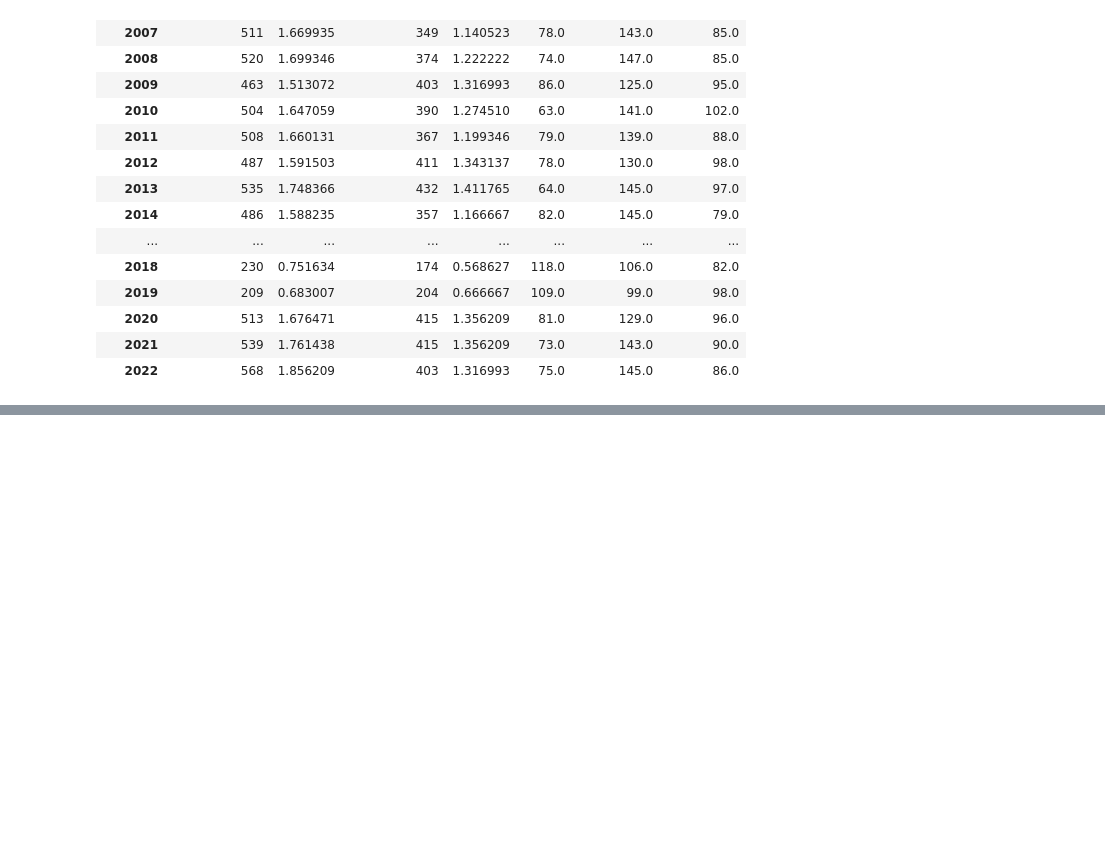
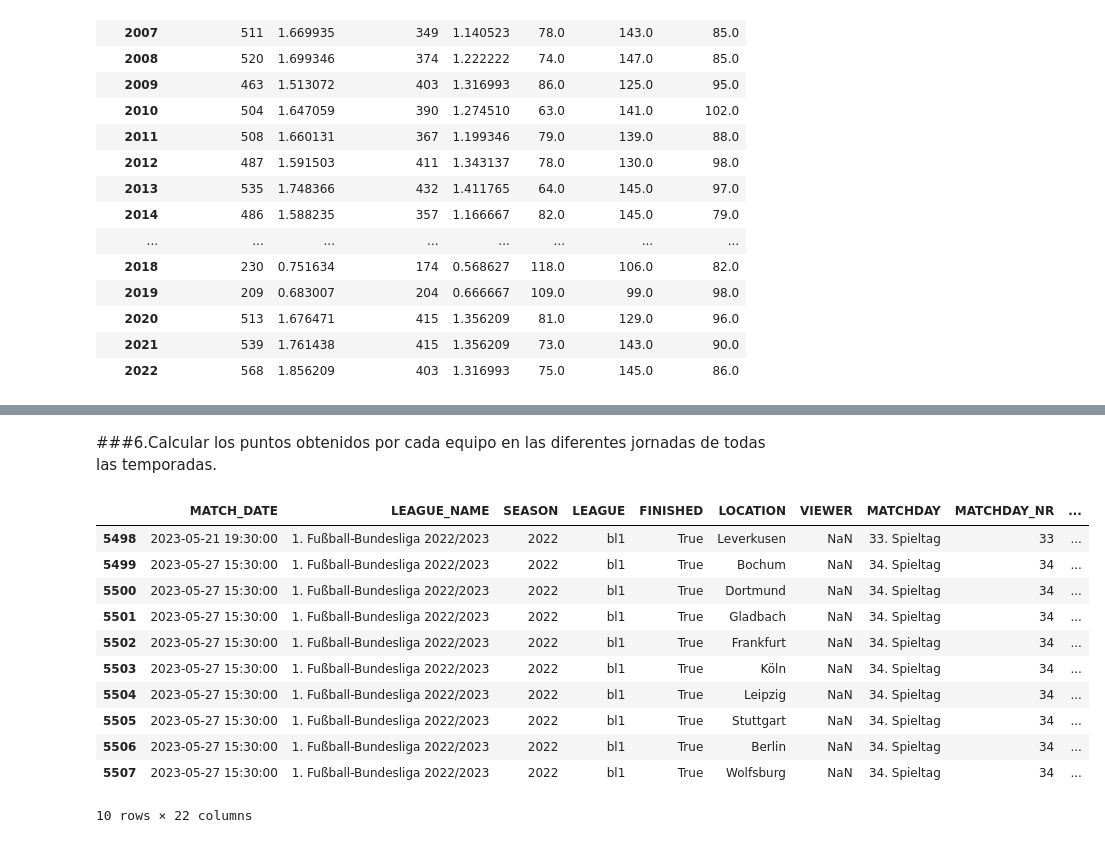
Before and after one commit to OmarFloresPTY/Pandas_Bundesliga_Analisis, a Jupyter notebook: bundesliga_2005_to_2023_season.ipynb, the cells around one changed output, grey strips where cells are left out. Saved outputs shown, nothing was run; the diff lists cells and outputs as text; code cells hidden in the pictures; blank space fills up the shorter version.

Commit message:
creando operaciones matemáticas para sacar los puntos obtenidos por cada partido

```diff
--- a/bundesliga_2005_to_2023_season.ipynb
+++ b/bundesliga_2005_to_2023_season.ipynb
@@ -218,0 +283,28 @@ df_bundesliga.groupby('SEASON').agg({'GOALS_HOME':['sum','mean'],
+# %% [markdown]
+###6.Calcular los puntos obtenidos por cada equipo en las diferentes jornadas de todas las temporadas.
+# %%
+def point_team(win,draw):
+  if win == 1:
+    return win * 3
+  elif draw == 1:
+    return draw
+  else:
+    return 0
+# %%
+df_bundesliga['HOME_POINTS'] = df_bundesliga[['WIN_HOME','DRAW']].apply(lambda row: point_team(row['WIN_HOME'],row['DRAW']),axis=1)
+df_bundesliga['AWAY_POINTS'] = df_bundesliga[['WIN_AWAY','DRAW']].apply(lambda row: point_team(row['WIN_AWAY'],row['DRAW']),axis=1)
+# %%
+df_bundesliga.tail(10)
+# %% [output]
+|  | MATCH_DATE | LEAGUE_NAME | SEASON | LEAGUE | FINISHED | LOCATION | VIEWER | MATCHDAY | MATCHDAY_NR | ... |
+| 5498 | 2023-05-21 19:30:00 | 1. Fußball-Bundesliga 2022/2023 | 2022 | bl1 | True | Leverkusen | NaN | 33. Spieltag | 33 | ... |
+| 5499 | 2023-05-27 15:30:00 | 1. Fußball-Bundesliga 2022/2023 | 2022 | bl1 | True | Bochum | NaN | 34. Spieltag | 34 | ... |
+| 5500 | 2023-05-27 15:30:00 | 1. Fußball-Bundesliga 2022/2023 | 2022 | bl1 | True | Dortmund | NaN | 34. Spieltag | 34 | ... |
+| 5501 | 2023-05-27 15:30:00 | 1. Fußball-Bundesliga 2022/2023 | 2022 | bl1 | True | Gladbach | NaN | 34. Spieltag | 34 | ... |
+| 5502 | 2023-05-27 15:30:00 | 1. Fußball-Bundesliga 2022/2023 | 2022 | bl1 | True | Frankfurt | NaN | 34. Spieltag | 34 | ... |
+| 5503 | 2023-05-27 15:30:00 | 1. Fußball-Bundesliga 2022/2023 | 2022 | bl1 | True | Köln | NaN | 34. Spieltag | 34 | ... |
+| 5504 | 2023-05-27 15:30:00 | 1. Fußball-Bundesliga 2022/2023 | 2022 | bl1 | True | Leipzig | NaN | 34. Spieltag | 34 | ... |
+| 5505 | 2023-05-27 15:30:00 | 1. Fußball-Bundesliga 2022/2023 | 2022 | bl1 | True | Stuttgart | NaN | 34. Spieltag | 34 | ... |
+| 5506 | 2023-05-27 15:30:00 | 1. Fußball-Bundesliga 2022/2023 | 2022 | bl1 | True | Berlin | NaN | 34. Spieltag | 34 | ... |
+| 5507 | 2023-05-27 15:30:00 | 1. Fußball-Bundesliga 2022/2023 | 2022 | bl1 | True | Wolfsburg | NaN | 34. Spieltag | 34 | ... |
+10 rows × 22 columns
```
Also changed, not shown: parts of 4 cells of this notebook.
